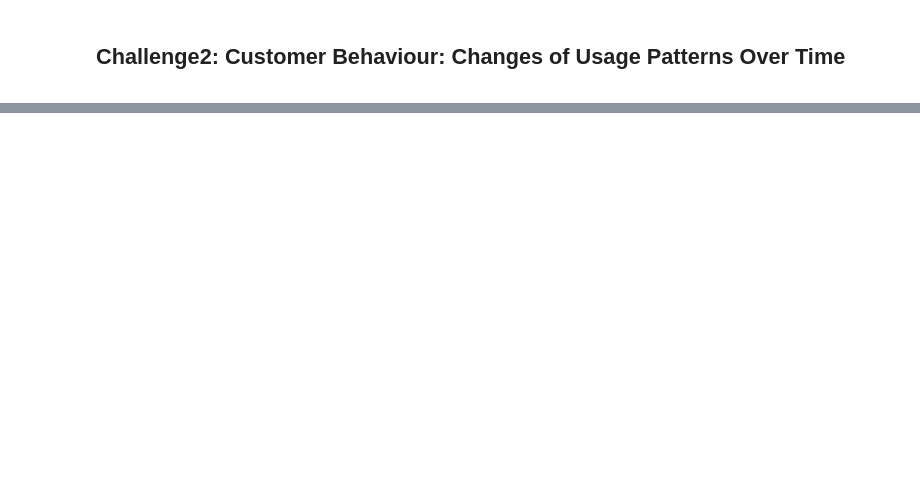
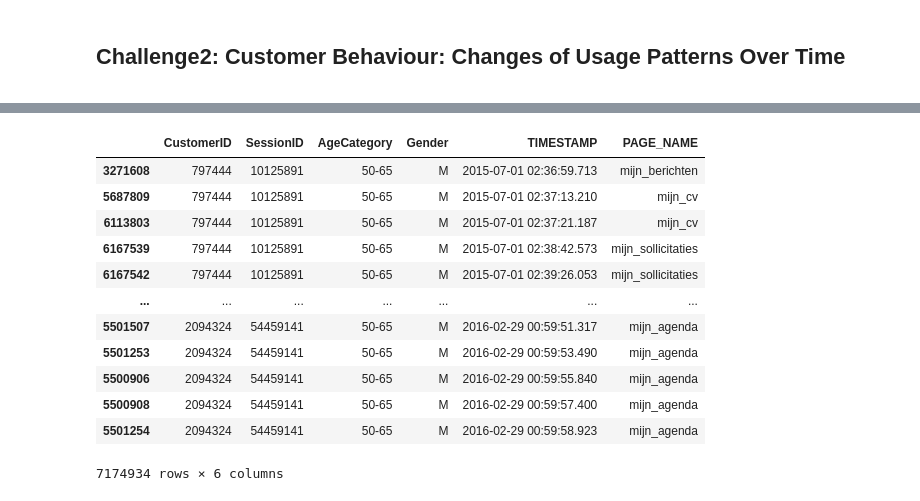
Before and after one commit to sinaaghaee/ProcessMiningProject-CustomerBehaviorAnalysis, a Jupyter notebook: BPM-Project-Aghaee-Varchandi-Mahmoodi.ipynb, the cells around one changed output, grey strips where cells are left out. Drawn from its saved outputs; the diff is of its cells as text; code cells hidden in the pictures; blank space fills up the shorter version.

```diff
--- a/BPM-Project-Aghaee-Varchandi-Mahmoodi.ipynb
+++ b/BPM-Project-Aghaee-Varchandi-Mahmoodi.ipynb
@@ -871,0 +1012,18 @@ number_of_sessions_per_customer.head(10)
+# %%
+clicks_logged_in_SelectedColumns_SortedbyTime = clicks_logged_in_SelectedColumns.sort_values('TIMESTAMP', ascending=True)
+# %%
+clicks_logged_in_SelectedColumns_SortedbyTime
+# %% [output]
+|  | CustomerID | SessionID | AgeCategory | Gender | TIMESTAMP | PAGE_NAME |
+| 3271608 | 797444 | 10125891 | 50-65 | M | 2015-07-01 02:36:59.713 | mijn_berichten |
+| 5687809 | 797444 | 10125891 | 50-65 | M | 2015-07-01 02:37:13.210 | mijn_cv |
+| 6113803 | 797444 | 10125891 | 50-65 | M | 2015-07-01 02:37:21.187 | mijn_cv |
+| 6167539 | 797444 | 10125891 | 50-65 | M | 2015-07-01 02:38:42.573 | mijn_sollicitaties |
+| 6167542 | 797444 | 10125891 | 50-65 | M | 2015-07-01 02:39:26.053 | mijn_sollicitaties |
+| ... | ... | ... | ... | ... | ... | ... |
+| 5501507 | 2094324 | 54459141 | 50-65 | M | 2016-02-29 00:59:51.317 | mijn_agenda |
+| 5501253 | 2094324 | 54459141 | 50-65 | M | 2016-02-29 00:59:53.490 | mijn_agenda |
+| 5500906 | 2094324 | 54459141 | 50-65 | M | 2016-02-29 00:59:55.840 | mijn_agenda |
+| 5500908 | 2094324 | 54459141 | 50-65 | M | 2016-02-29 00:59:57.400 | mijn_agenda |
+| 5501254 | 2094324 | 54459141 | 50-65 | M | 2016-02-29 00:59:58.923 | mijn_agenda |
+7174934 rows × 6 columns
```
Also changed, not shown: parts of 87 cells of this notebook.
